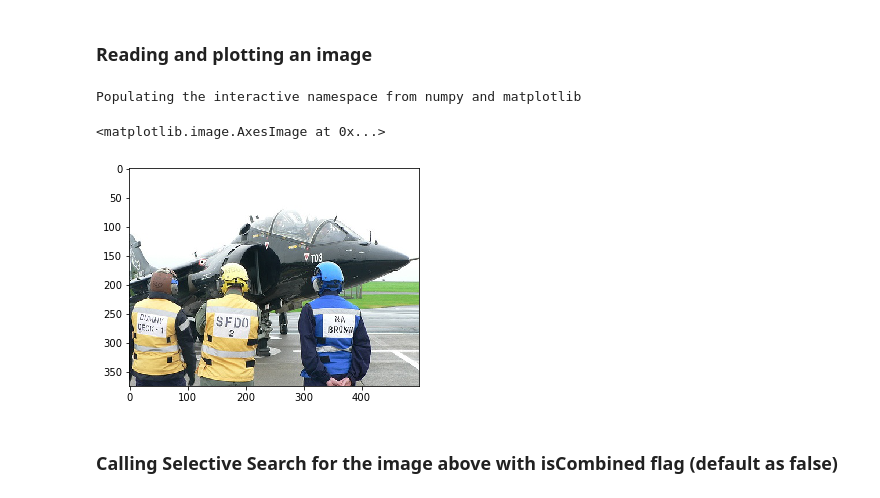
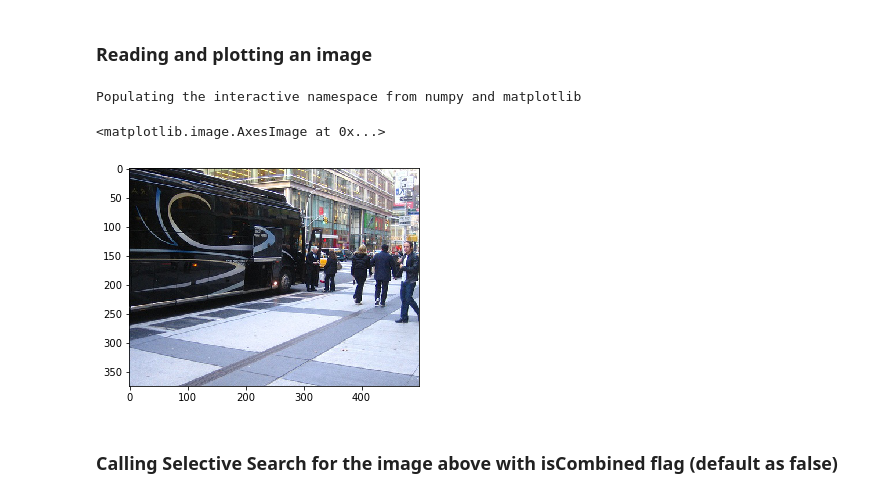
Before and after one commit to gs-ntiwari/Computer-Vision, a Jupyter notebook: SelectiveSearch.ipynb, the cells around one changed output. Saved outputs shown, nothing was run; the diff lists cells and outputs as text; code cells hidden in the pictures.

```diff
--- a/SelectiveSearch.ipynb
+++ b/SelectiveSearch.ipynb
@@ -5,14 +5,14 @@
 ### Reading and plotting an image
 # %%
 import Utils
-img = Utils.readImage("/Users/nishatiwari/PycharmProjects/OpenCV/HW2_Data/JPEGImages/000480.jpg")
+img = Utils.readImage("/Users/nishatiwari/PycharmProjects/OpenCV/HW2_Data/JPEGImages/007346.jpg")
 %pylab inline
 from matplotlib import pyplot as plt
 plt.imshow(img)
 # %% [output]
 Populating the interactive namespace from numpy and matplotlib
 <matplotlib.image.AxesImage at 0x...>
-[figure, old version]
+[figure, new version]
 # %% [markdown]
 ### Calling Selective Search for the image above with isCombined flag (default as false)
 # %%
```
Also changed, not shown: parts of 5 cells of this notebook, 1 other file.
